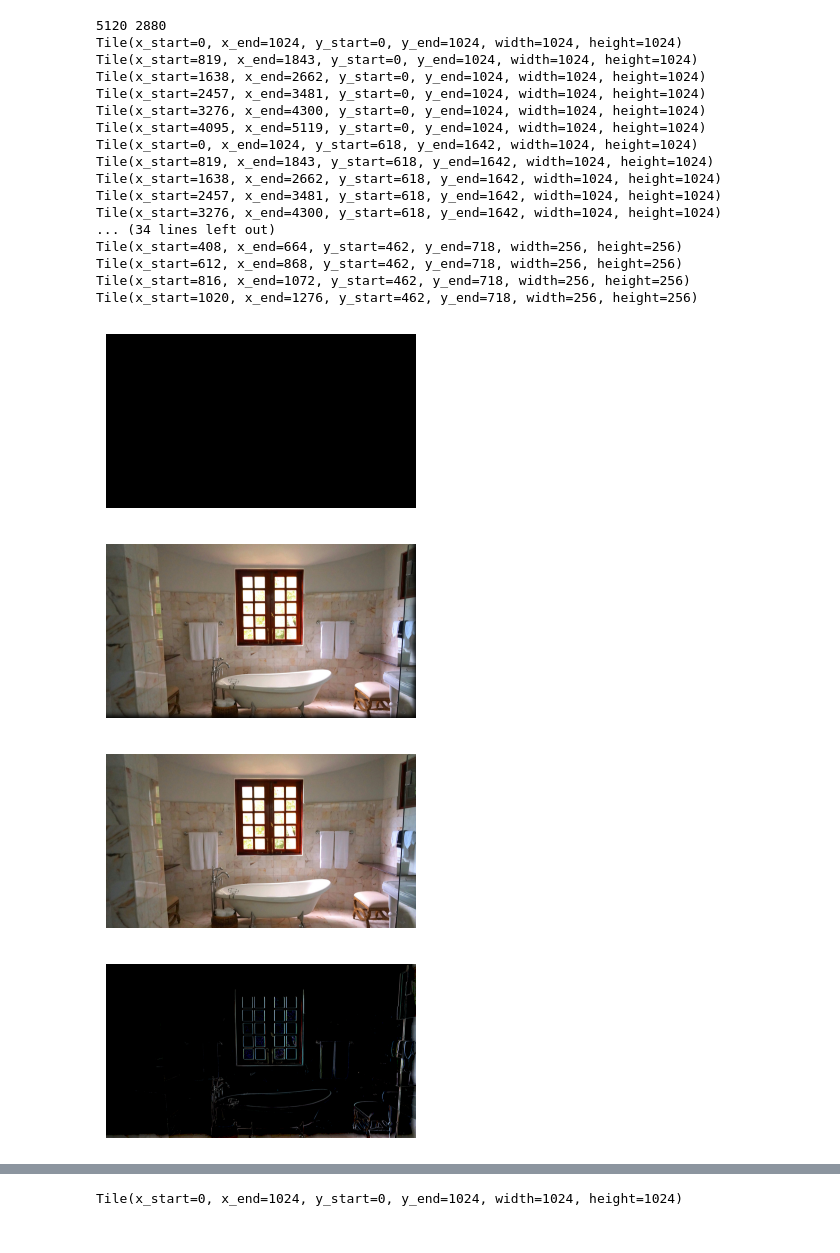
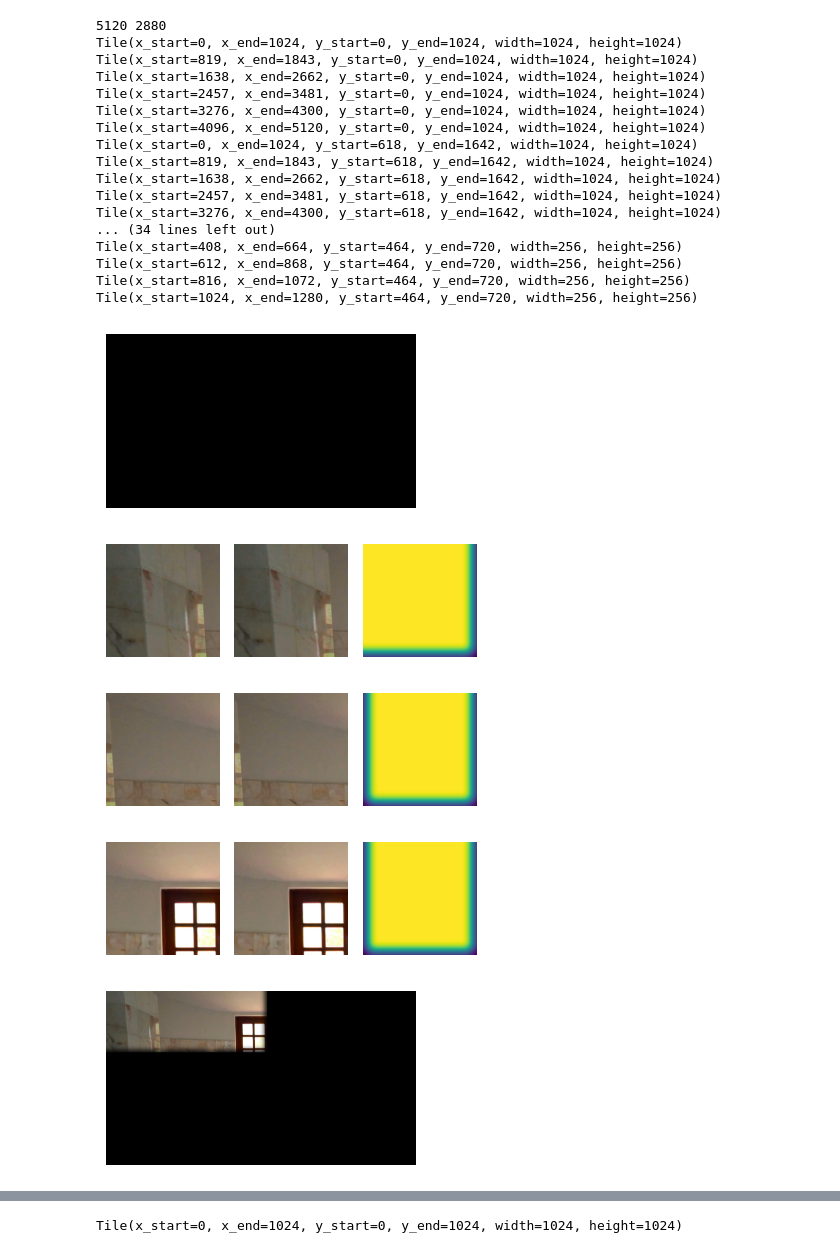
Before and after one commit to albertoarenas/stablediff_workflows, a Jupyter notebook: notebooks/tiling.ipynb, the cells around one changed output, grey strips where cells are left out. Cells and saved outputs as stored; diff of their text form; code cells hidden in the pictures.

```diff
--- a/notebooks/tiling.ipynb
+++ b/notebooks/tiling.ipynb
@@ -357,11 +487,15 @@ def image_diff_with_threshold(image1: Image.Image, image2: Image.Image, threshol
 # %%
-input_image = load_image(r"E:\AI\images\places\bathroom_1280_720.png")
-plot_image(input_image, (4,4))
+# Load input image
+input_image = ImageUtils.load_image(r"E:\AI\images\places\bathroom_1280_720.png")
+ImageUtils.plot_image(input_image, (4,4))
+
+# Set scale factor and upscale size
 scale_factor = 4
 image_upscaled_width = scale_factor * input_image.width
 image_upscaled_height = scale_factor * input_image.height
 print(image_upscaled_width, image_upscaled_height)
 
+# Set upscale tile size
 tile_upscaled_width=1024
 tile_upscaled_height=1024
 min_tile_scaled_overlap=128
@@ -388,46 +522,51 @@ tiles = TileCreator(input_image.width,
                     tiles_upscaled.num_tiles_width,
                     tiles_upscaled.num_tiles_height)
 
 for tile in tiles.tiles:
     print(tile)
 
 feather_radius = 40
 upscaled_tiled_image = Image.new('RGBA', (image_upscaled_width, image_upscaled_height), color='black')
-plot_image(upscaled_tiled_image, (4,4))
+ImageUtils.plot_image(upscaled_tiled_image, (4,4))
 
 
 for index, (tile, tile_upscaled) in enumerate(zip(tiles.tiles, tiles_upscaled.tiles)):
     tile_image = tile.get_image_tile(input_image)
-    tile_image_scaled = upscale_image(tile_image, scale_factor)
+    tile_image_scaled = ImageUtils.upscale_image(tile_image, scale_factor)
+    blending_mask = tile_upscaled.create_blending_mask_tile_space(upscaled_tiled_image, feather_radius)
     upscaled_tiled_image = tile_upscaled.compose_with_mask(upscaled_tiled_image, tile_image_scaled, feather_radius)
 
-    # plot_images_grid([tile_image, tile_image_scaled], n_cols=2, n_rows=1, figsize=(4, 2))
+    ImageUtils.plot_images_grid([tile_image, tile_image_scaled, blending_mask], n_cols=3, n_rows=1, figsize=(4, 2))
 
-plot_image(upscaled_tiled_image,(4,4))
-upscaled_image = upscale_image(input_image,scale_factor)
-plot_image(upscaled_image,(4,4))
-image_diff = image_diff_with_threshold(upscaled_tiled_image.convert('RGB'), upscaled_image.convert('RGB'))
-plot_image(image_diff, (4,4))
+    if index > 1:
+        break
+
+ImageUtils.plot_image(upscaled_tiled_image,(4,4))
+upscaled_image = ImageUtils.upscale_image(input_image,scale_factor)
+ImageUtils.plot_image(upscaled_image,(4,4))
+image_diff = ImageUtils.image_diff_with_threshold(upscaled_tiled_image.convert('RGB'), upscaled_image.convert('RGB'))
+ImageUtils.plot_image(image_diff, (4,4))
 # %% [output]
 [figure]
 5120 2880
 Tile(x_start=0, x_end=1024, y_start=0, y_end=1024, width=1024, height=1024)
 Tile(x_start=819, x_end=1843, y_start=0, y_end=1024, width=1024, height=1024)
 Tile(x_start=1638, x_end=2662, y_start=0, y_end=1024, width=1024, height=1024)
 Tile(x_start=2457, x_end=3481, y_start=0, y_end=1024, width=1024, height=1024)
 Tile(x_start=3276, x_end=4300, y_start=0, y_end=1024, width=1024, height=1024)
-Tile(x_start=4095, x_end=5119, y_start=0, y_end=1024, width=1024, height=1024)
+Tile(x_start=4096, x_end=5120, y_start=0, y_end=1024, width=1024, height=1024)
 Tile(x_start=0, x_end=1024, y_start=618, y_end=1642, width=1024, height=1024)
 Tile(x_start=819, x_end=1843, y_start=618, y_end=1642, width=1024, height=1024)
 Tile(x_start=1638, x_end=2662, y_start=618, y_end=1642, width=1024, height=1024)
 Tile(x_start=2457, x_end=3481, y_start=618, y_end=1642, width=1024, height=1024)
 Tile(x_start=3276, x_end=4300, y_start=618, y_end=1642, width=1024, height=1024)
 ... (34 lines left out)
-Tile(x_start=408, x_end=664, y_start=462, y_end=718, width=256, height=256)
-Tile(x_start=612, x_end=868, y_start=462, y_end=718, width=256, height=256)
-Tile(x_start=816, x_end=1072, y_start=462, y_end=718, width=256, height=256)
-Tile(x_start=1020, x_end=1276, y_start=462, y_end=718, width=256, height=256)
+Tile(x_start=408, x_end=664, y_start=464, y_end=720, width=256, height=256)
+Tile(x_start=612, x_end=868, y_start=464, y_end=720, width=256, height=256)
+Tile(x_start=816, x_end=1072, y_start=464, y_end=720, width=256, height=256)
+Tile(x_start=1024, x_end=1280, y_start=464, y_end=720, width=256, height=256)
 [figure]
-[figure, old version]
+[figure, new version]
-[figure, old version]
+[figure, new version]
-[figure, old version]
+[figure, new version]
+[figure, added]
```
Also changed, not shown: parts of 11 cells of this notebook.
